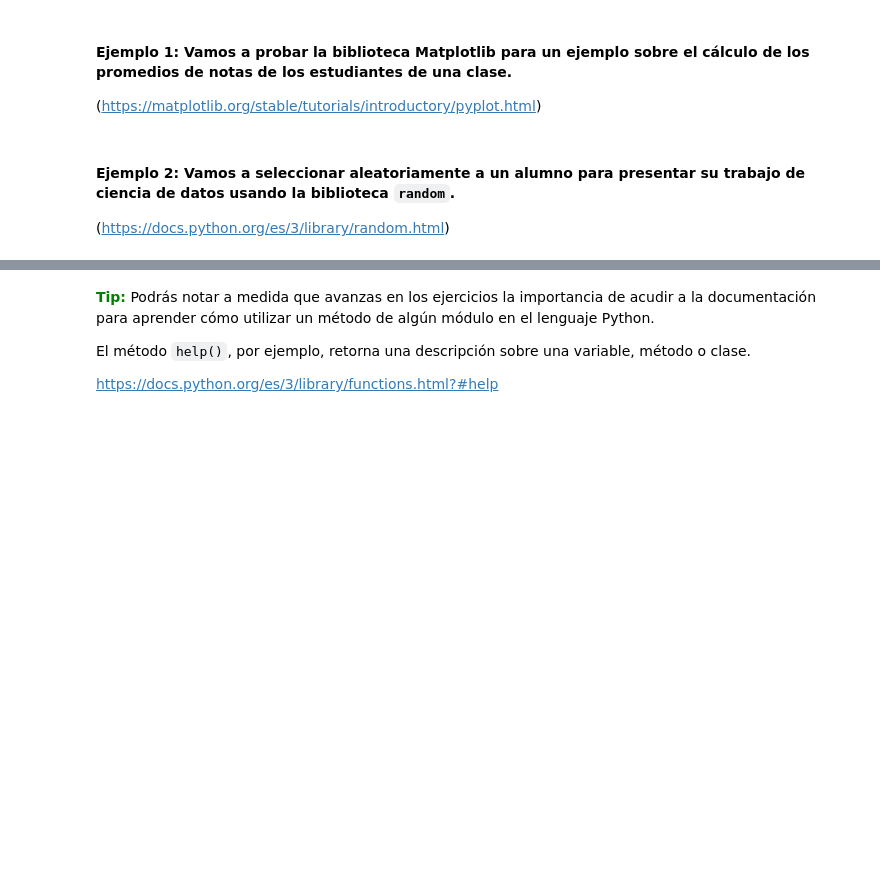
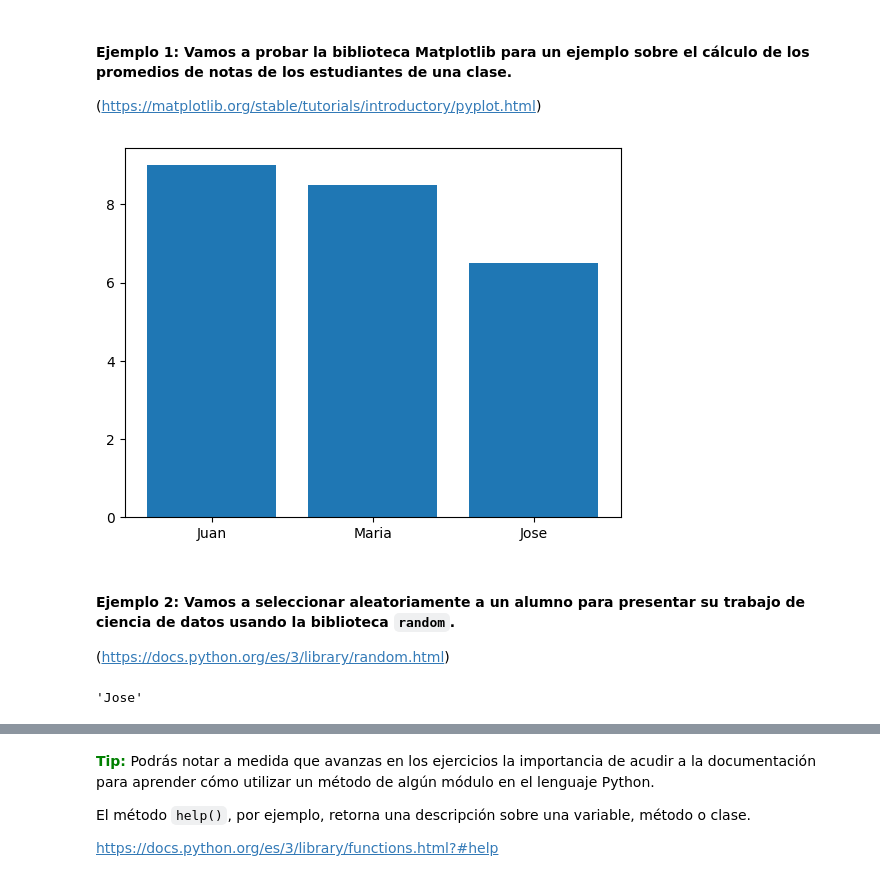
Before and after one commit to crisprlt/amigo-secreto, a Jupyter notebook: Python_para_Data_Science.ipynb, the cells around one changed output, grey strips where cells are left out. Cells and saved outputs as stored; diff of their text form; code cells hidden in the pictures; blank space fills up the shorter version.

```diff
--- a/Python_para_Data_Science.ipynb
+++ b/Python_para_Data_Science.ipynb
@@ -53,3 +53,11 @@ import matplotlib.pyplot as plt
+# %%
+estudiantes = ['Juan', 'Maria', 'Jose']
+notas = [9, 8.5, 6.5]
+# %%
+plt.bar(estudiantes, notas)
+plt.show()
+# %% [output]
+[figure, added]
 # %% [markdown]
 #### Ejemplo 2: Vamos a seleccionar aleatoriamente a un alumno para presentar su trabajo de ciencia de datos usando la biblioteca `random`.
 
@@ -56,0 +69,4 @@ import matplotlib.pyplot as plt
+# %%
+random.choice(estudiantes2)
+# %% [output]
+'Jose'
```
Also changed, not shown: parts of 6 cells of this notebook.
